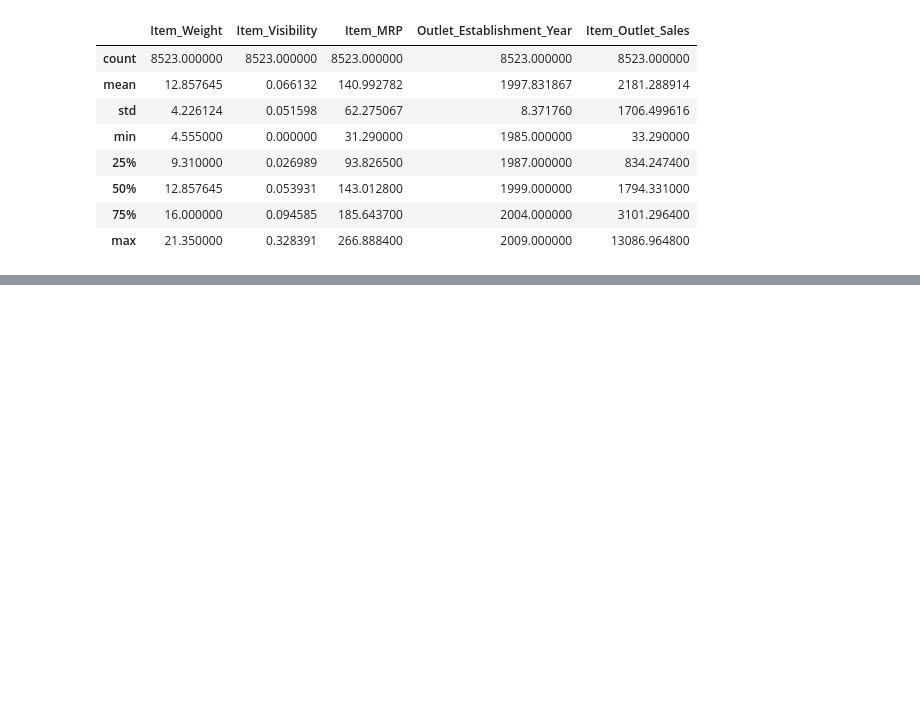
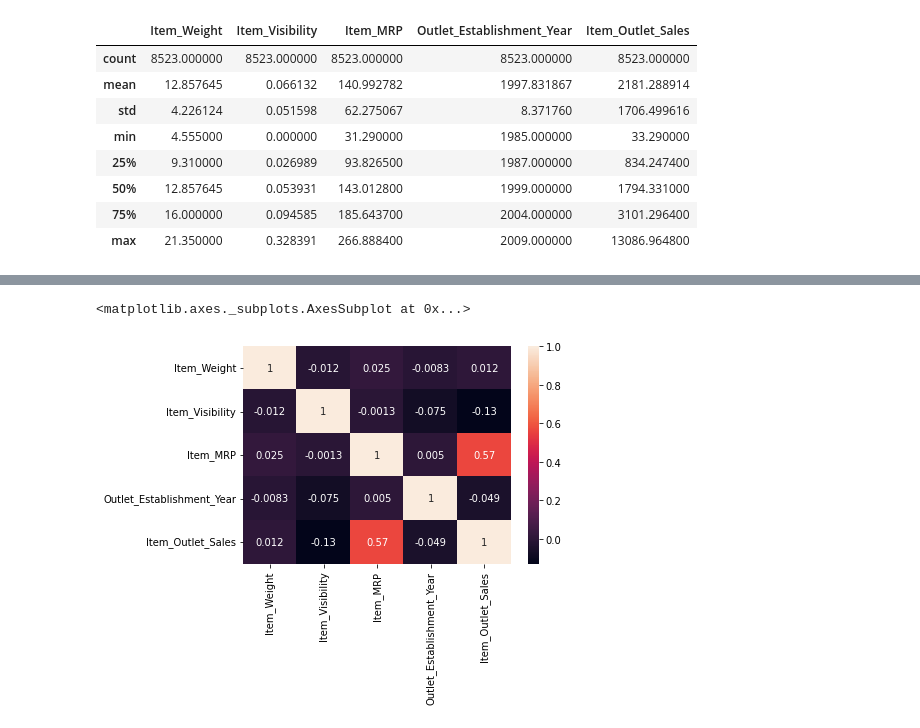
Before and after one commit to bbalbo/prediccion-de-ventas, a Jupyter notebook: prediccion_ventas.ipynb, the cells around one changed output, grey strips where cells are left out. Cells and saved outputs as stored; diff of their text form; code cells hidden in the pictures; blank space fills up the shorter version.

```diff
--- a/prediccion_ventas.ipynb
+++ b/prediccion_ventas.ipynb
@@ -107,0 +138,6 @@ df.describe()
+# %%
+corr=df.corr()
+sns.heatmap(corr, annot=True)
+# %% [output]
+<matplotlib.axes._subplots.AxesSubplot at 0x...>
+[figure, added]
```
Also changed, not shown: parts of 4 cells of this notebook.
